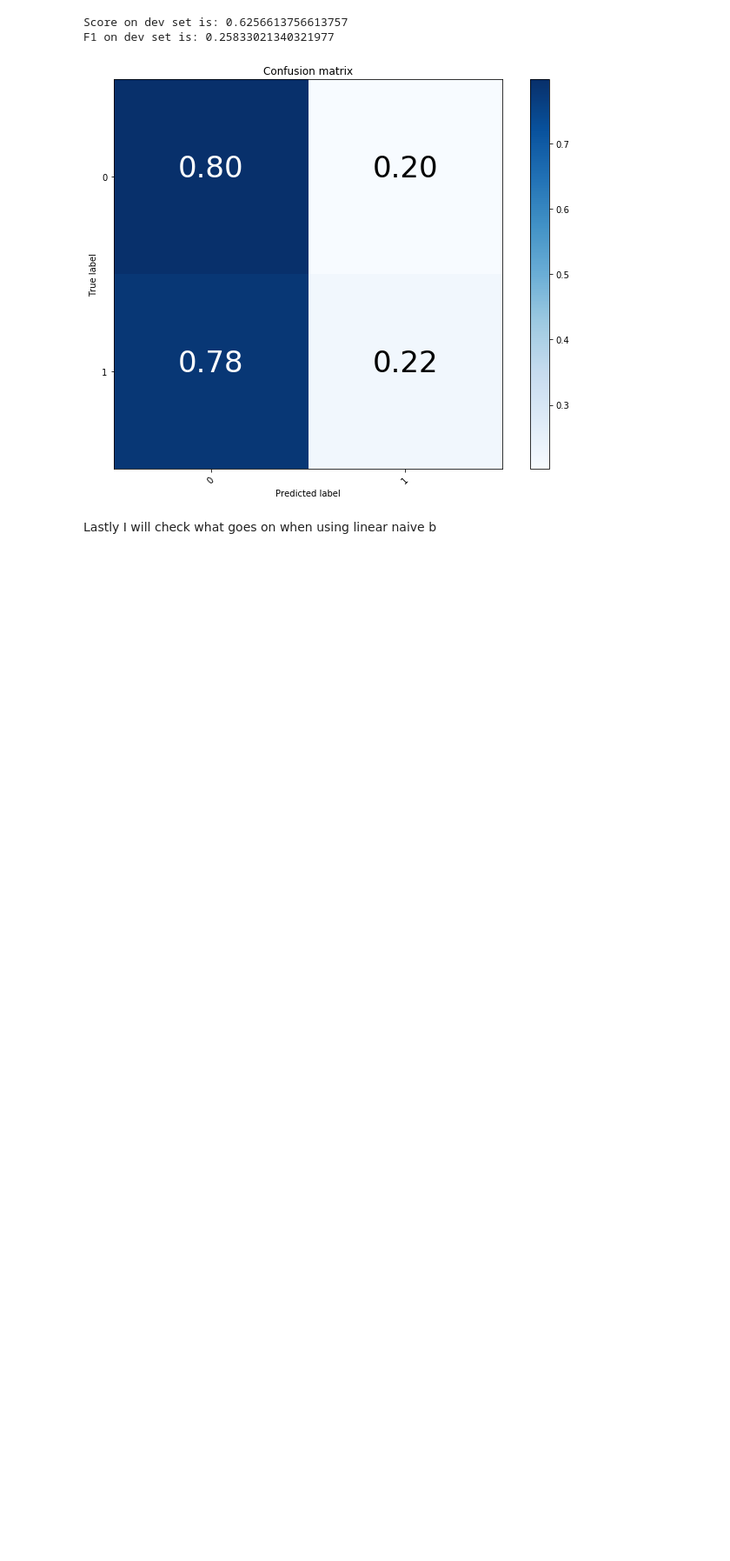
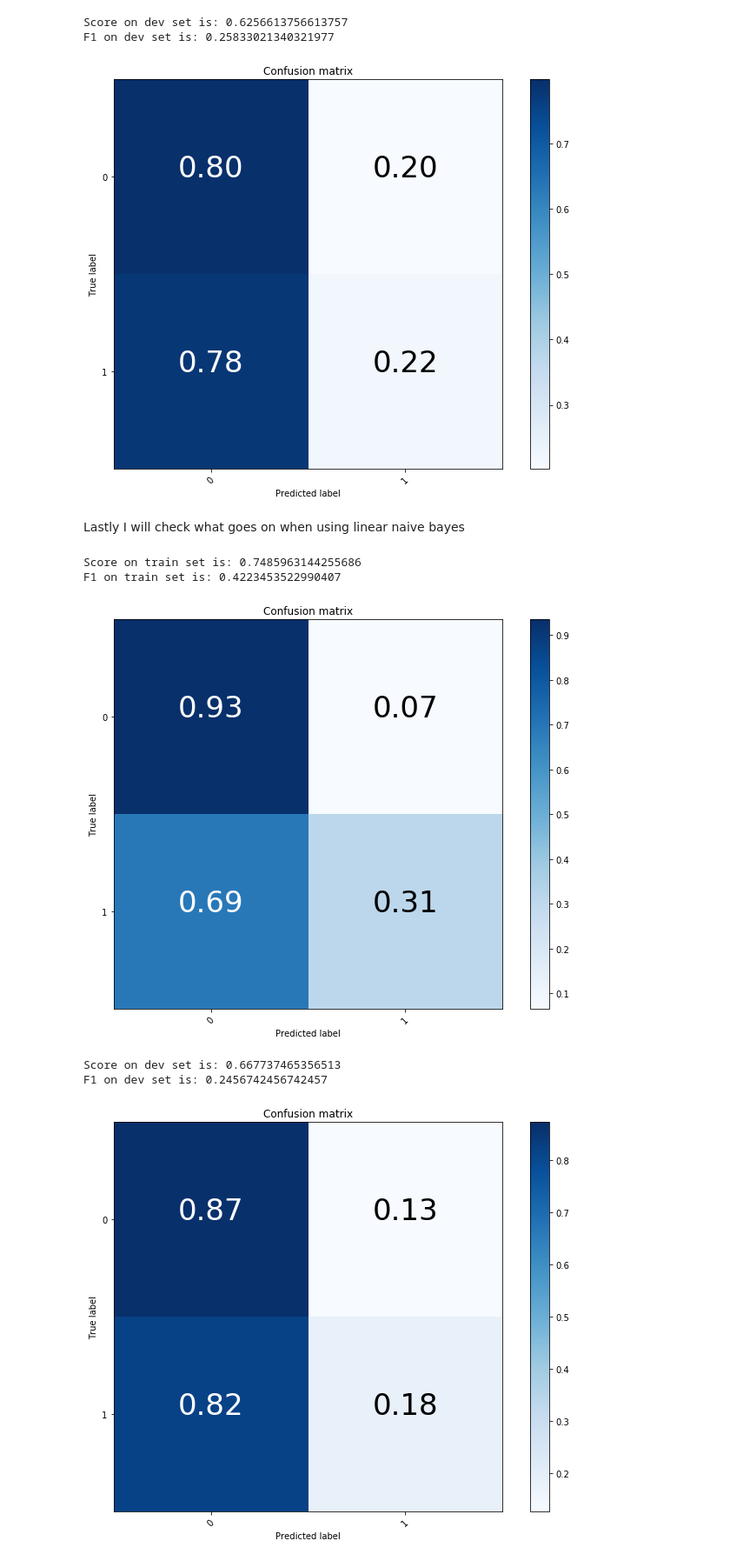
Before and after one commit to radpet/team_a, a Jupyter notebook: Radi/TF-IDF_Classical_ML.ipynb, the cells around one changed output. Shown at 87% size. Saved outputs shown, nothing was run; the diff lists cells and outputs as text; code cells hidden in the pictures; blank space fills up the shorter version.

```diff
--- a/Radi/TF-IDF_Classical_ML.ipynb
+++ b/Radi/TF-IDF_Classical_ML.ipynb
@@ -288,8 +288,4 @@ Score on dev set is: 0.6256613756613757
 F1 on dev set is: 0.25833021340321977
 [figure]
 # %% [markdown]
-Lastly I will check what goes on when using linear naive b
+Lastly I will check what goes on when using linear naive bayes
-# %%
-def pr(y_i, y):
-    p = x[y==y_i].sum(0)
-    return (p+1) / ((y==y_i).sum()+1)
@@ -308,0 +292,39 @@ def get_mdl(train, y):
+# %%
+# based on my work https://github.com/radpet/fmi-ml/blob/master/toxic_comments/ClassicalML/NB-SVM%20kernel%20recreate.ipynb
+
+def pr(x,y_i, y):
+    p = x[y==y_i].sum(0)
+    return (p+1) / ((y==y_i).sum()+1)
+
+class NB(TransformerMixin,BaseEstimator):
+
+    def predict(self, X, **kwargs):
+        x_nb = X.multiply(self.r)
+
+        return self.model.predict(x_nb)
+    def fit(self, X, y=None, **kwargs):
+        y = y.values
+        r = np.log(pr(X, 1,y) / pr(X, 0,y))
+        m = LogisticRegression(C=4, dual=True)
+        x_nb = X.multiply(r)
+        self.r = r
+        self.model = m;
+        return m.fit(x_nb, y)
+    def score(self, X, y=None ):
+        x_nb = X.multiply(self.r)
+        return self.model.score(x_nb,y)
+# %%
+pipeline = Pipeline([
+#     ("vect", VectFeed(TfidfVectorizer())),
+     ("union", features),
+    ("classifier", NB())
+])
+
+try_pipeline(pipeline, train, train[RESULT], dev, dev[RESULT])
+# %% [output]
+Score on train set is: 0.7485963144255686
+F1 on train set is: 0.4223453522990407
+[figure, added]
+Score on dev set is: 0.667737465356513
+F1 on dev set is: 0.2456742456742457
+[figure, added]
```
Also changed, not shown: parts of 4 cells of this notebook.
